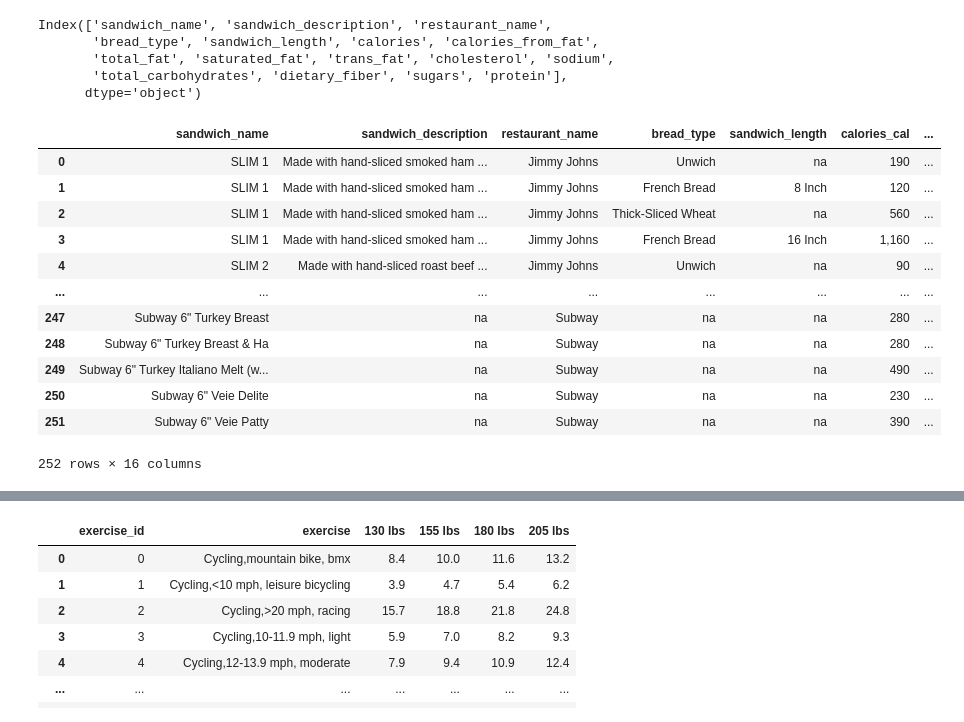
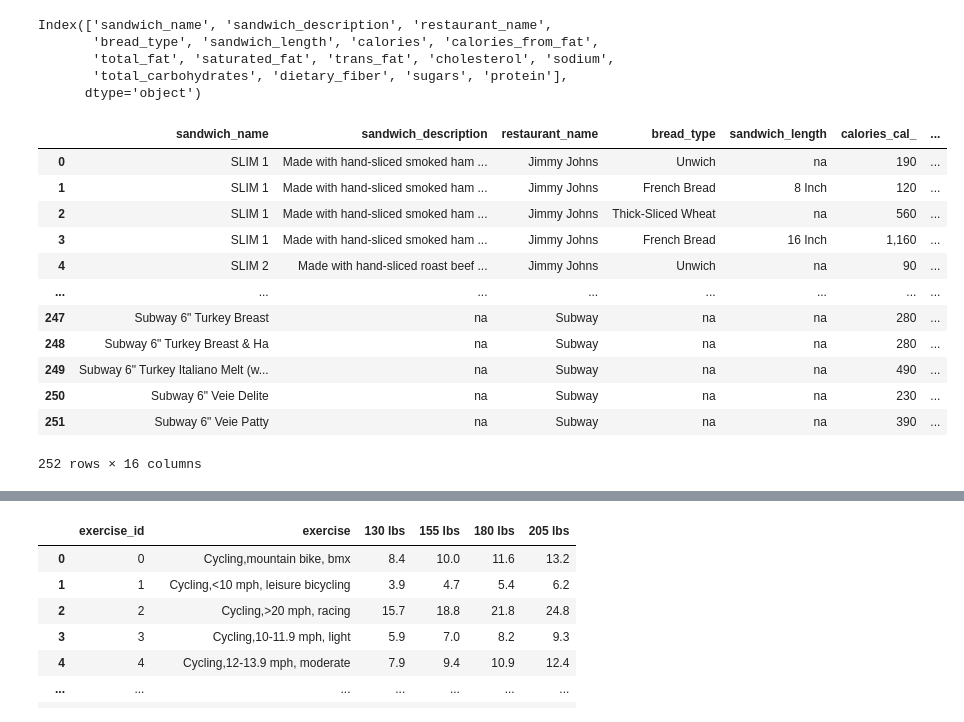
Before and after one commit to Jen-Dean/Consumer_ETL, a Jupyter notebook: All Restaurants and Exercise.ipynb, the cells around one changed output, grey strips where cells are left out. Cells and saved outputs as stored; diff of their text form; code cells hidden in the pictures.

```diff
--- a/All Restaurants and Exercise.ipynb
+++ b/All Restaurants and Exercise.ipynb
@@ -151,22 +151,22 @@ Index(['sandwich_name', 'sandwich_description', 'restaurant_name',
        'total_carbohydrates', 'dietary_fiber', 'sugars', 'protein'],
       dtype='object')
 # %%
-all_sandwiches_df = all_sandwiches_df.rename(columns = {'calories': 'calories_cal',
-                                    'calories_from_fat': 'calories_from_fat_cal',
-                                    'total_fat': 'total_fat_grams',
-                                    'saturated_fat': 'saturated_fat_grams' ,
-                                    'trans_fat': 'trans_fat_grams',
-                                    'cholesterol': 'cholesterol_mg',
-                                    'sodium': 'sodium_mg',
-                                    'total_carbohydrates': 'total_carbohydrates_grams',
-                                    'dietary_fiber': 'dietary_fiber_grams',
-                                    'sugars': 'sugars_grams',
-                                    'protein': 'protein_grams'})
+all_sandwiches_df = all_sandwiches_df.rename(columns = {'calories': 'calories_cal_',
+                                    'calories_from_fat': 'calories_from_fat_cal_',
+                                    'total_fat': 'total_fat_grams_',
+                                    'saturated_fat': 'saturated_fat_grams_' ,
+                                    'trans_fat': 'trans_fat_grams_',
+                                    'cholesterol': 'cholesterol_mg_',
+                                    'sodium': 'sodium_mg_',
+                                    'total_carbohydrates': 'total_carbohydrates_grams_',
+                                    'dietary_fiber': 'dietary_fiber_grams_',
+                                    'sugars': 'sugar_grams_',
+                                    'protein': 'protein_grams_'})
 all_sandwiches_df = all_sandwiches_df.fillna("na")
 all_sandwiches_df = all_sandwiches_df.replace("","na")
 all_sandwiches_df
 # %% [output]
-|  | sandwich_name | sandwich_description | restaurant_name | bread_type | sandwich_length | calories_cal | ... |
+|  | sandwich_name | sandwich_description | restaurant_name | bread_type | sandwich_length | calories_cal_ | ... |
 | 0 | SLIM 1 | Made with hand-sliced smoked ham ... | Jimmy Johns | Unwich | na | 190 | ... |
 | 1 | SLIM 1 | Made with hand-sliced smoked ham ... | Jimmy Johns | French Bread | 8 Inch | 120 | ... |
 | 2 | SLIM 1 | Made with hand-sliced smoked ham ... | Jimmy Johns | Thick-Sliced Wheat | na | 560 | ... |
```
Also changed, not shown: parts of 3 cells of this notebook, 1 other file.
